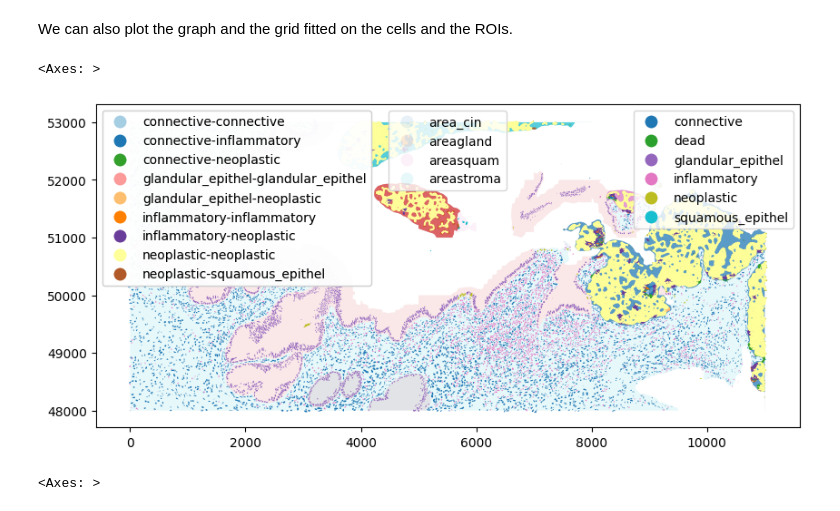
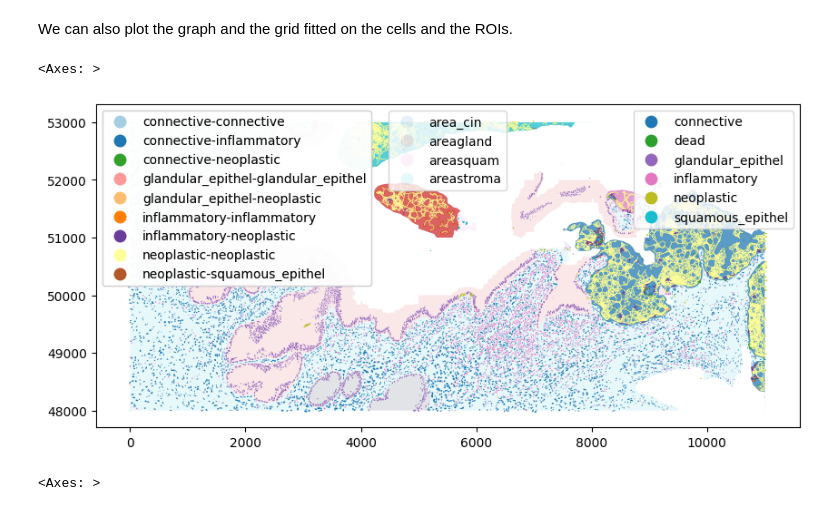
Before and after one commit to okunator/cellseg_gsontools, a Jupyter notebook: docs/user_guide/spatial_contexts/within_context.ipynb, the cells around one changed output. Cells and saved outputs as stored; diff of their text form; code cells hidden in the pictures.

```diff
--- a/docs/user_guide/spatial_contexts/within_context.ipynb
+++ b/docs/user_guide/spatial_contexts/within_context.ipynb
@@ -81,10 +81,15 @@ wcsp.plot("roi_area", figsize=(10, 6))
 # %% [markdown]
 We can also plot the graph and the grid fitted on the cells and the ROIs.
 # %%
-wcsp.plot("roi_area", network_key="roi_network", figsize=(10, 6))
+wcsp.plot(
+    "roi_area",
+    network_key="roi_network",
+    figsize=(10, 6),
+    edge_kws={"linewidth": 0.5},
+)
 # %% [output]
 <Axes: >
-[figure, old version]
+[figure, new version]
 # %%
 wcsp.plot("roi_area", grid_key="roi_grid", figsize=(10, 6))
 # %% [output]
```
Also changed, not shown: parts of 3 cells of this notebook, 4 other files.
